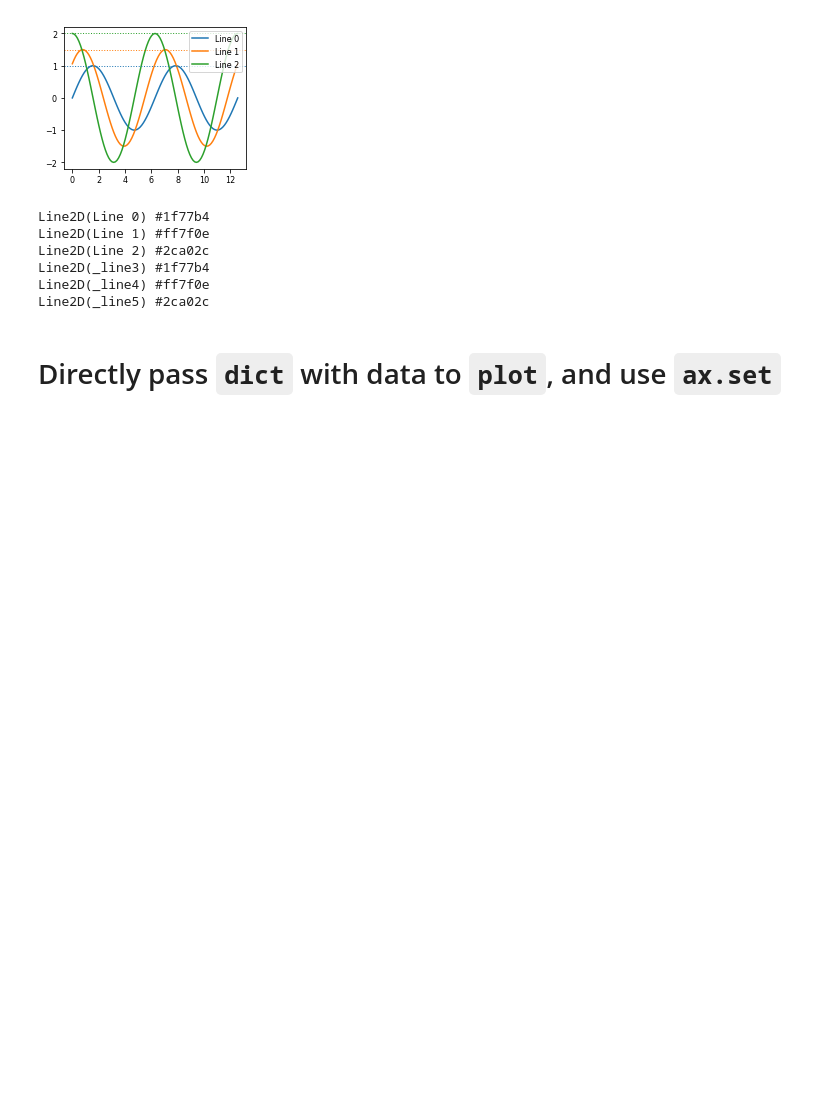
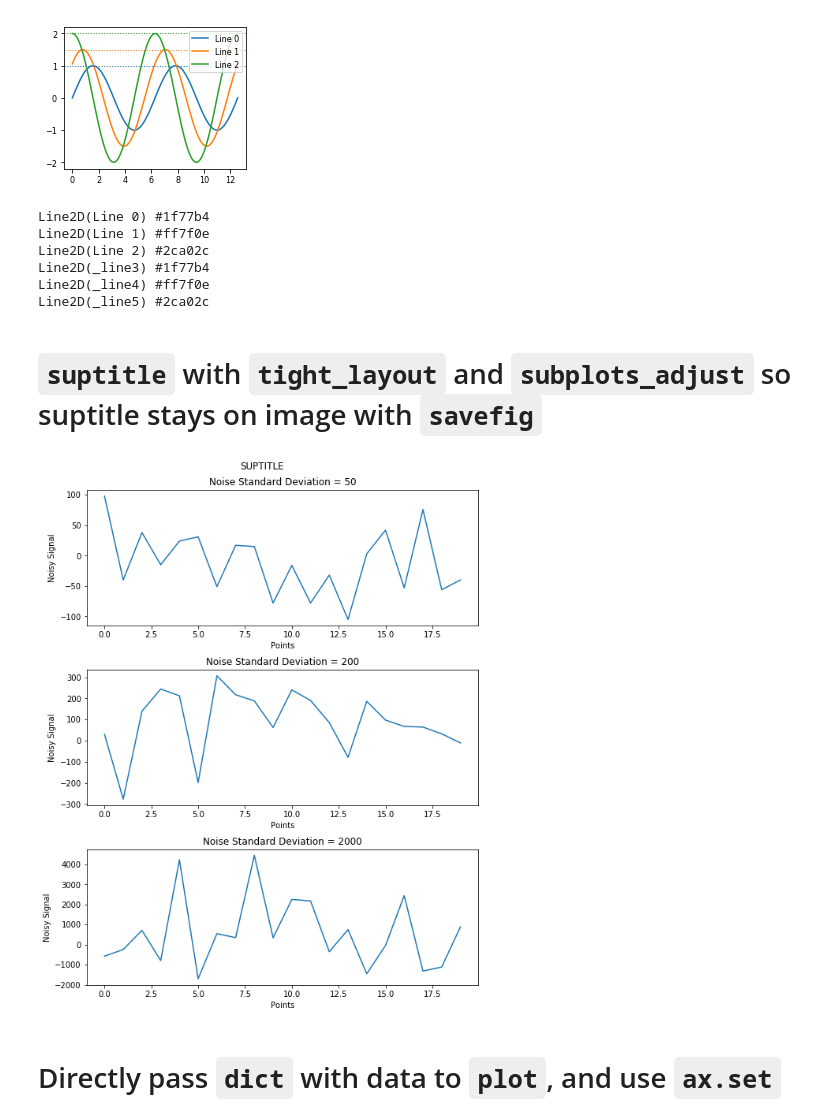
Before and after one commit to gregnordin/notes_to_self, a Jupyter notebook: python/matplotlib_notes.ipynb, the cells around one changed output. Cells and saved outputs as stored; diff of their text form; code cells hidden in the pictures; blank space fills up the shorter version.

Commit message:
Add matplotlib note showing how subplots_adjust() can be used to ensure that suptitle() is on savefig() image

```diff
--- a/python/matplotlib_notes.ipynb
+++ b/python/matplotlib_notes.ipynb
@@ -226,6 +226,32 @@ Line2D(Line 2) #2ca02c
 Line2D(_line3) #1f77b4
 Line2D(_line4) #ff7f0e
 Line2D(_line5) #2ca02c
+# %% [markdown]
+#  `suptitle` with `tight_layout` and `subplots_adjust` so suptitle stays on image with `savefig`
+# %%
+stdev = [50, 200, 2000]
+noisy_signals = []
+npnts = 20
+x = np.arange(20)
+
+for std in stdev:
+    noisy_signals.append(np.rint(std * np.random.randn(npnts)))
+
+n = len(stdev)
+fig, axs = plt.subplots(nrows=n, ncols=1, figsize=(8,10))
+for ax, std, signal in zip(axs, stdev, noisy_signals):
+    ax.plot(x, signal)
+    ax.set_title('Noise Standard Deviation = {}'.format(std))
+
+for ax in axs:
+    ax.set_xlabel('Points')
+    ax.set_ylabel('Noisy Signal')
+fig.suptitle('suptitle'.upper());
+plt.tight_layout()
+plt.subplots_adjust(top=0.93)
+# plt.savefig('order2.png')
+# %% [output]
+[figure, added]
 # %% [markdown]
 # Directly pass `dict` with data to `plot`, and use `ax.set`
 # %%
```
